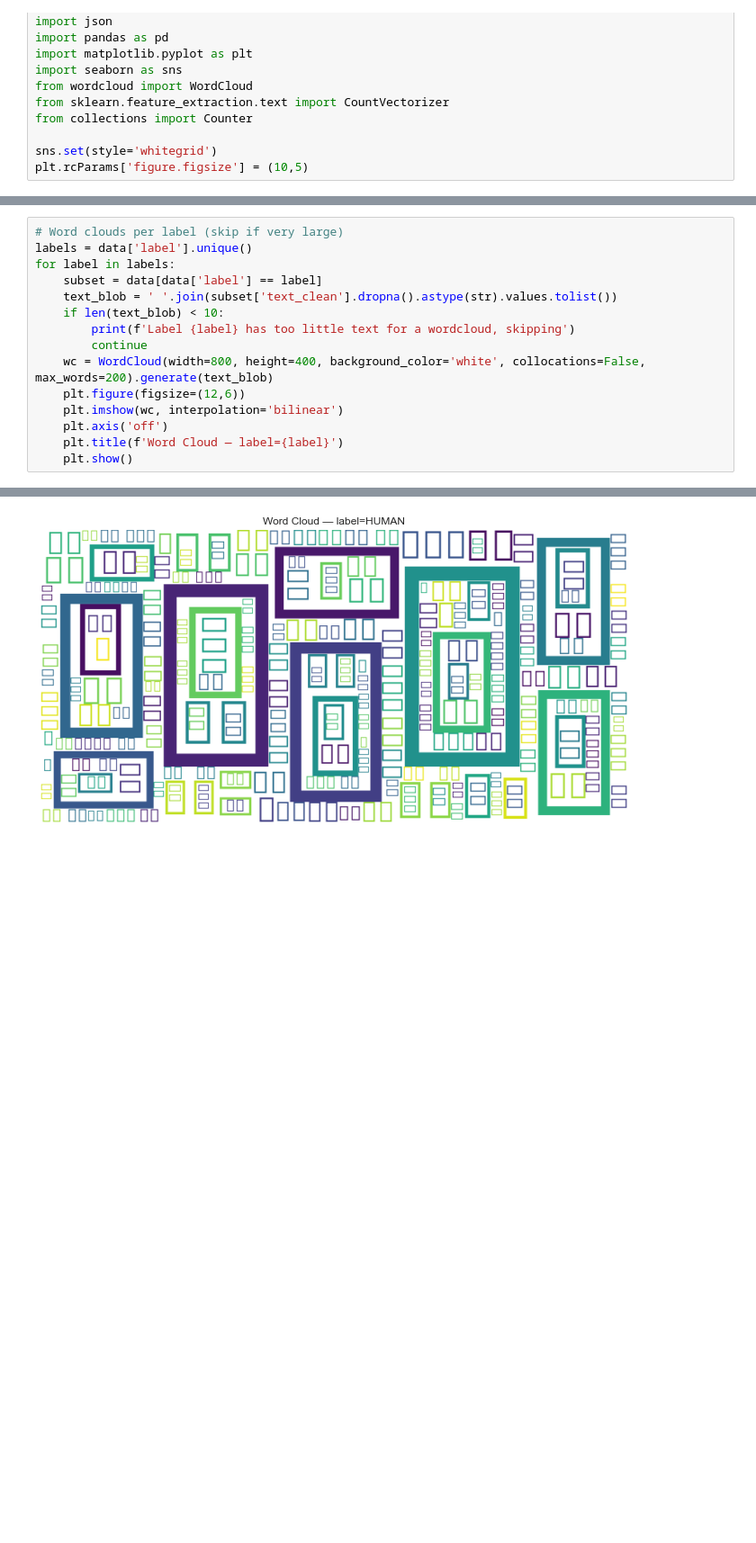
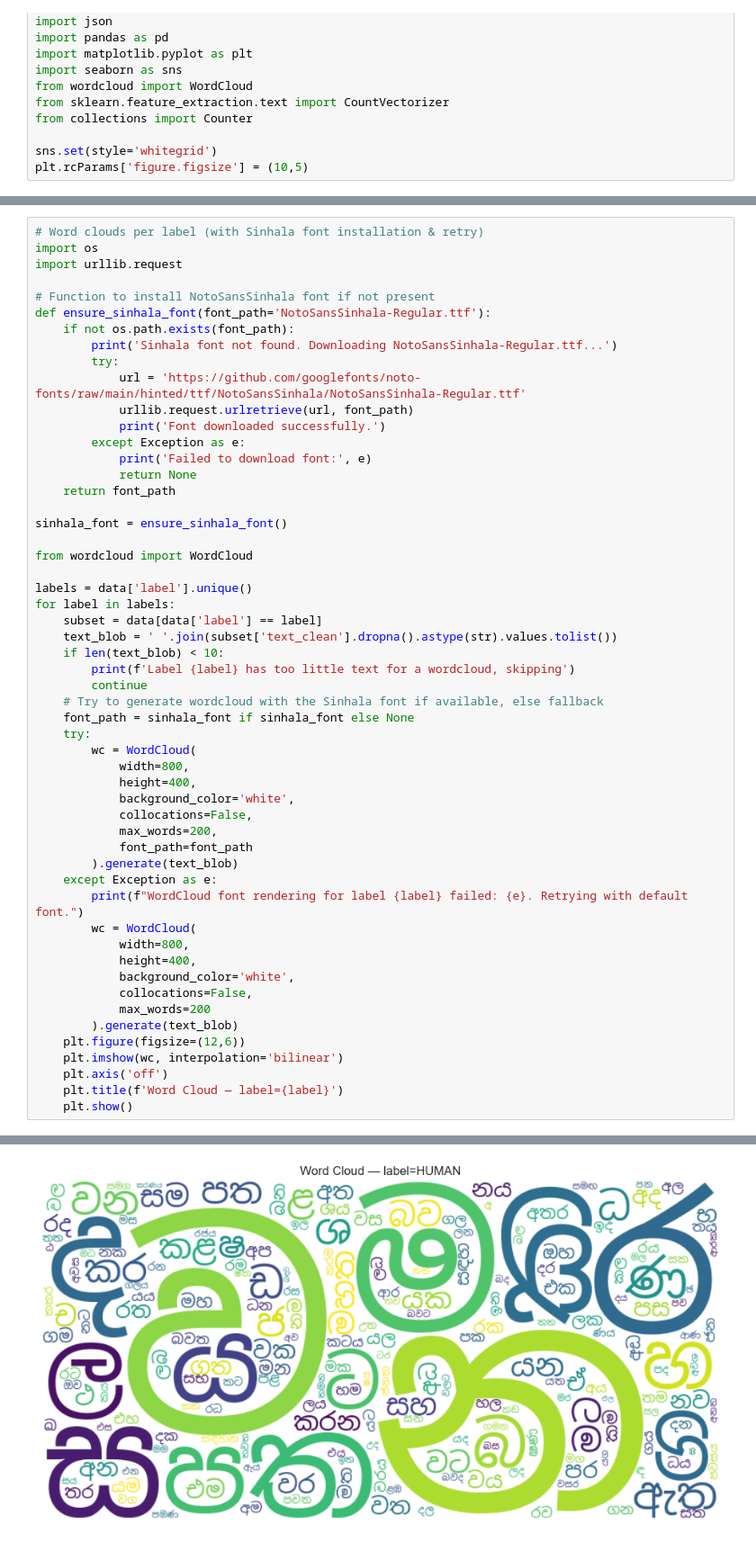
Before and after one commit to movindugunarathna/sinXdetect, a Jupyter notebook: ml/data_analysis/exploratory_data_analysis_sinXdetect_v2.ipynb, the cells around one changed output, grey strips where cells are left out. Shown at 90% size. Drawn from its saved outputs; the diff is of its cells as text; blank space fills up the shorter version.

```diff
--- a/ml/data_analysis/exploratory_data_analysis_sinXdetect_v2.ipynb
+++ b/ml/data_analysis/exploratory_data_analysis_sinXdetect_v2.ipynb
@@ -119,5 +136,25 @@ data[['text', 'text_clean']].head()
 # %%
-# Word clouds per label (skip if very large)
+# Word clouds per label (with Sinhala font installation & retry)
+import os
+import urllib.request
+
+# Function to install NotoSansSinhala font if not present
+def ensure_sinhala_font(font_path='NotoSansSinhala-Regular.ttf'):
+    if not os.path.exists(font_path):
+        print('Sinhala font not found. Downloading NotoSansSinhala-Regular.ttf...')
+        try:
+            url = 'https://github.com/googlefonts/noto-fonts/raw/main/hinted/ttf/NotoSansSinhala/NotoSansSinhala-Regular.ttf'
+            urllib.request.urlretrieve(url, font_path)
+            print('Font downloaded successfully.')
+        except Exception as e:
+            print('Failed to download font:', e)
+            return None
+    return font_path
+
+sinhala_font = ensure_sinhala_font()
+
+from wordcloud import WordCloud
+
 labels = data['label'].unique()
 for label in labels:
     subset = data[data['label'] == label]
@@ -125,7 +162,26 @@ for label in labels:
     if len(text_blob) < 10:
         print(f'Label {label} has too little text for a wordcloud, skipping')
         continue
-    wc = WordCloud(width=800, height=400, background_color='white', collocations=False, max_words=200).generate(text_blob)
+    # Try to generate wordcloud with the Sinhala font if available, else fallback
+    font_path = sinhala_font if sinhala_font else None
+    try:
+        wc = WordCloud(
+            width=800,
+            height=400,
+            background_color='white',
+            collocations=False,
+            max_words=200,
+            font_path=font_path
+        ).generate(text_blob)
+    except Exception as e:
+        print(f"WordCloud font rendering for label {label} failed: {e}. Retrying with default font.")
+        wc = WordCloud(
+            width=800,
+            height=400,
+            background_color='white',
+            collocations=False,
+            max_words=200
+        ).generate(text_blob)
     plt.figure(figsize=(12,6))
     plt.imshow(wc, interpolation='bilinear')
     plt.axis('off')
@@ -136,4 +194,4 @@ for label in labels:
-[figure, old version]
+[figure, new version]
 # %%
 # Top N-word and char n-grams per label
 def top_ngrams(corpus, ngram_range=(1,1), top_k=20):
```
Also changed, not shown: parts of 9 cells of this notebook, 6 other files.
